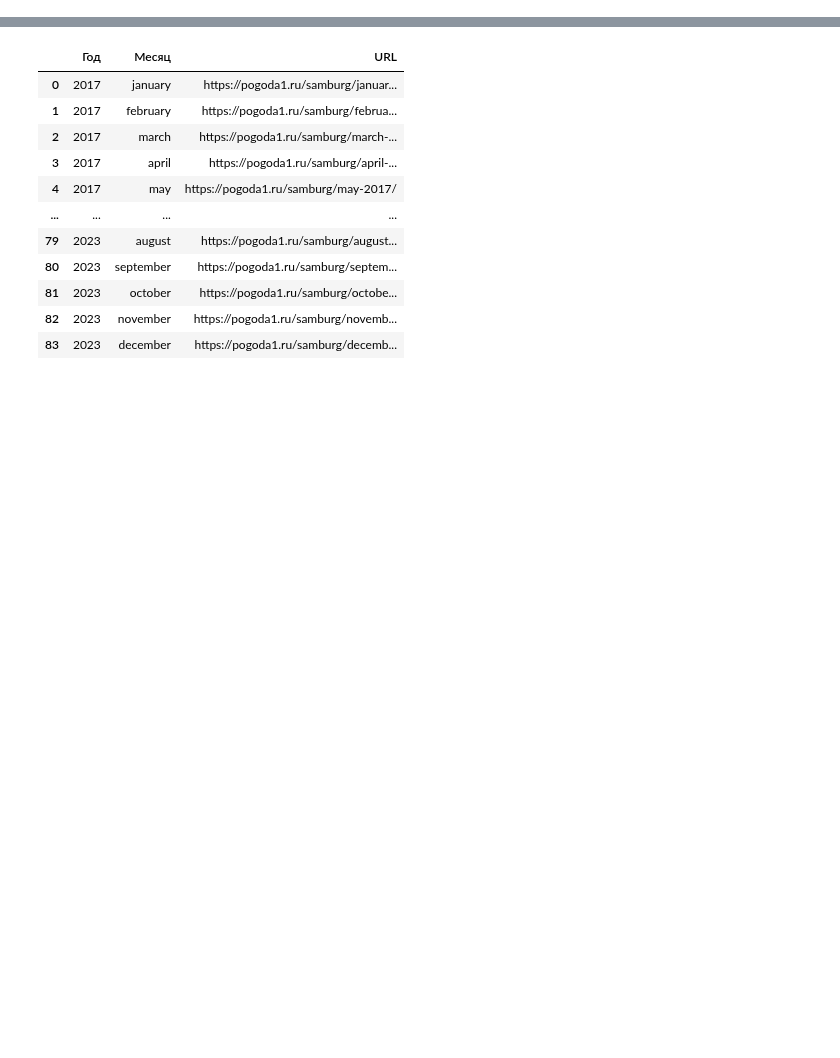
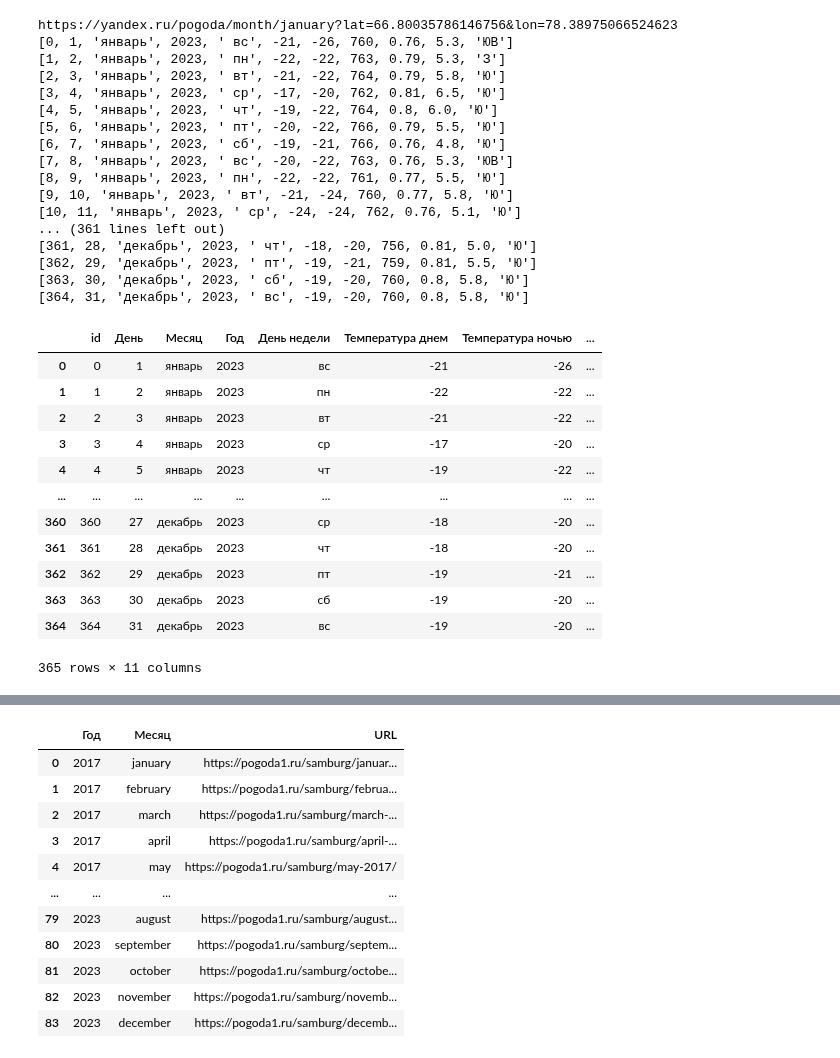
Before and after one commit to SotGE/innopolis2023, a Jupyter notebook: exam/exam.ipynb, the cells around one changed output, grey strips where cells are left out. Saved outputs shown, nothing was run; the diff lists cells and outputs as text; code cells hidden in the pictures; blank space fills up the shorter version.

```diff
--- a/exam/exam.ipynb
+++ b/exam/exam.ipynb
@@ -12,0 +16,72 @@ import texttable as tt
+# %%
+# рассмотрю данные прогноза погоды в с. Самбург на сайте Яндекс.Погода за текущий год (на данный момент это 2023 год)
+# lat=66.80035786146756 (Широта)
+# lng=78.38975066524623 (Долгота)
+
+month = ['january', 'february', 'march', 'april', 'may', 'june', 'july', 'august', 'september', 'october', 'november', 'december']
+
+morph = pymorphy3.MorphAnalyzer(lang='ru')
+
+data = []
+data_i = 0
+for j, item in enumerate(month):
+  url = 'https://yandex.ru/pogoda/month/{item}?lat={latitude}&lon={lontitude}'
+  url = url.format(item=item, latitude=66.80035786146756, lontitude=78.38975066524623)
+  print(url)
+  page = requests.get(url)
+  bs = BeautifulSoup(page.text, 'html.parser')
+
+  # информация о погоде в с. Самбург за каждый месяц
+  for i, val in enumerate(bs.find('table', {'class': 'climate-calendar'}).find_all('td', {'class': 'climate-calendar__cell'})):
+    temp = []
+    if val.find('div', {'class': 'climate-calendar-day_colorless_yes'}):
+      continue
+    temp.append(int(data_i))
+    temp.append(int(val.find('div', {'class': 'climate-calendar-day__detailed-container-center'}).find_next('h6').text.split(',', 1)[0].split(' ', 1)[0]))
+    temp.append(str(morph.parse(val.find('div', {'class': 'climate-calendar-day__detailed-container-center'}).find_next('h6').text.split(',', 1)[0].split(' ', 1)[1])[0].normal_form))
+    temp.append(2023)
+    temp.append(str(val.find('div', {'class': 'climate-calendar-day__detailed-container-center'}).find_next('h6').text.split(',', 1)[1]))
+    temp.append(int(val.find('div', {'class': 'temp climate-calendar-day__detailed-basic-temp-day'}).find('span').text.replace('−', '-')))
+    temp.append(int(val.find('div', {'class': 'temp climate-calendar-day__detailed-basic-temp-night'}).find('span').text.replace('−', '-')))
+    temp.append(int(val.find_all('td', {'class': 'climate-calendar-day__detailed-data-table-cell climate-calendar-day__detailed-data-table-cell_value_yes'})[0].text.split(' ', 1)[0]))
+    temp.append(int(val.find_all('td', {'class': 'climate-calendar-day__detailed-data-table-cell climate-calendar-day__detailed-data-table-cell_value_yes'})[1].text.split('%', 1)[0]) / 100)
+    temp.append(float(val.find_all('td', {'class': 'climate-calendar-day__detailed-data-table-cell climate-calendar-day__detailed-data-table-cell_value_yes'})[2].find('div').text))
+    temp.append(str(val.find_all('td', {'class': 'climate-calendar-day__detailed-data-table-cell climate-calendar-day__detailed-data-table-cell_value_yes'})[2].find('abbr').text))
+    print(temp)
+    data.append(temp)
+    data_i += 1
+
+# Датафрейм из массива
+df = pd.DataFrame(data, columns=['id', 'День', 'Месяц', 'Год', 'День недели', 'Температура днем', 'Температура ночью', 'Давление (мм рт. ст.)', 'Влажность (%)', 'Скорость ветра', 'Направление ветра'])
+df
+# %% [output]
+https://yandex.ru/pogoda/month/january?lat=66.80035786146756&lon=78.38975066524623
+[0, 1, 'январь', 2023, ' вс', -21, -26, 760, 0.76, 5.3, 'ЮВ']
+[1, 2, 'январь', 2023, ' пн', -22, -22, 763, 0.79, 5.3, 'З']
+[2, 3, 'январь', 2023, ' вт', -21, -22, 764, 0.79, 5.8, 'Ю']
+[3, 4, 'январь', 2023, ' ср', -17, -20, 762, 0.81, 6.5, 'Ю']
+[4, 5, 'январь', 2023, ' чт', -19, -22, 764, 0.8, 6.0, 'Ю']
+[5, 6, 'январь', 2023, ' пт', -20, -22, 766, 0.79, 5.5, 'Ю']
+[6, 7, 'январь', 2023, ' сб', -19, -21, 766, 0.76, 4.8, 'Ю']
+[7, 8, 'январь', 2023, ' вс', -20, -22, 763, 0.76, 5.3, 'ЮВ']
+[8, 9, 'январь', 2023, ' пн', -22, -22, 761, 0.77, 5.5, 'Ю']
+[9, 10, 'январь', 2023, ' вт', -21, -24, 760, 0.77, 5.8, 'Ю']
+[10, 11, 'январь', 2023, ' ср', -24, -24, 762, 0.76, 5.1, 'Ю']
+... (361 lines left out)
+[361, 28, 'декабрь', 2023, ' чт', -18, -20, 756, 0.81, 5.0, 'Ю']
+[362, 29, 'декабрь', 2023, ' пт', -19, -21, 759, 0.81, 5.5, 'Ю']
+[363, 30, 'декабрь', 2023, ' сб', -19, -20, 760, 0.8, 5.8, 'Ю']
+[364, 31, 'декабрь', 2023, ' вс', -19, -20, 760, 0.8, 5.8, 'Ю']
+|  | id | День | Месяц | Год | День недели | Температура днем | Температура ночью | ... |
+| 0 | 0 | 1 | январь | 2023 | вс | -21 | -26 | ... |
+| 1 | 1 | 2 | январь | 2023 | пн | -22 | -22 | ... |
+| 2 | 2 | 3 | январь | 2023 | вт | -21 | -22 | ... |
+| 3 | 3 | 4 | январь | 2023 | ср | -17 | -20 | ... |
+| 4 | 4 | 5 | январь | 2023 | чт | -19 | -22 | ... |
+| ... | ... | ... | ... | ... | ... | ... | ... | ... |
+| 360 | 360 | 27 | декабрь | 2023 | ср | -18 | -20 | ... |
+| 361 | 361 | 28 | декабрь | 2023 | чт | -18 | -20 | ... |
+| 362 | 362 | 29 | декабрь | 2023 | пт | -19 | -21 | ... |
+| 363 | 363 | 30 | декабрь | 2023 | сб | -19 | -20 | ... |
+| 364 | 364 | 31 | декабрь | 2023 | вс | -19 | -20 | ... |
+365 rows × 11 columns
```
Also changed, not shown: parts of 27 cells of this notebook.
